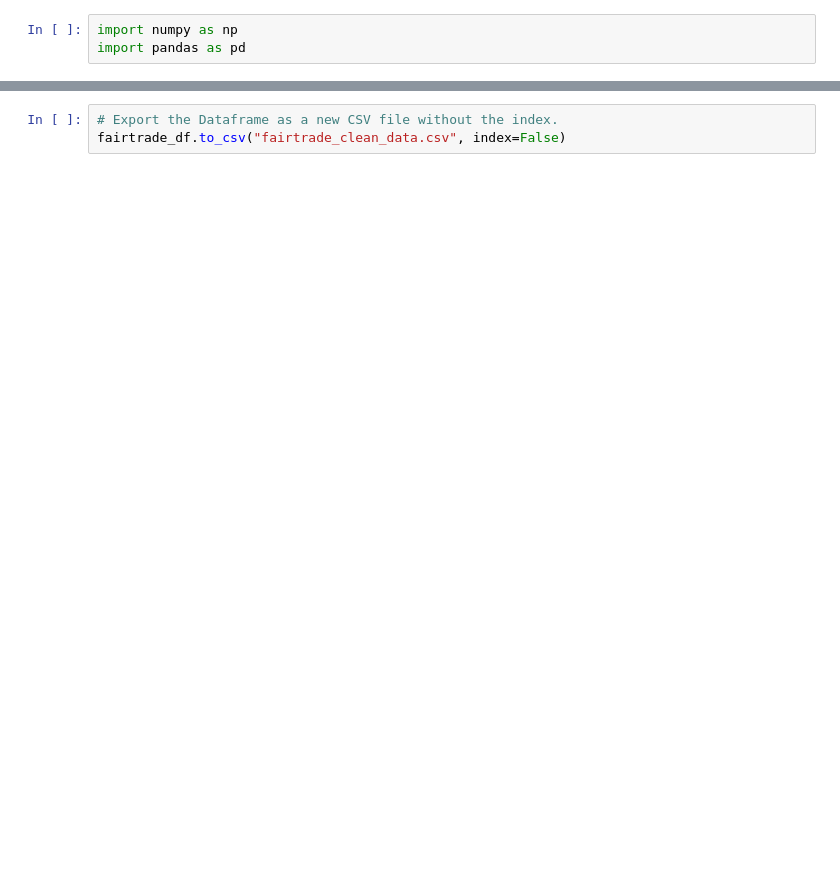
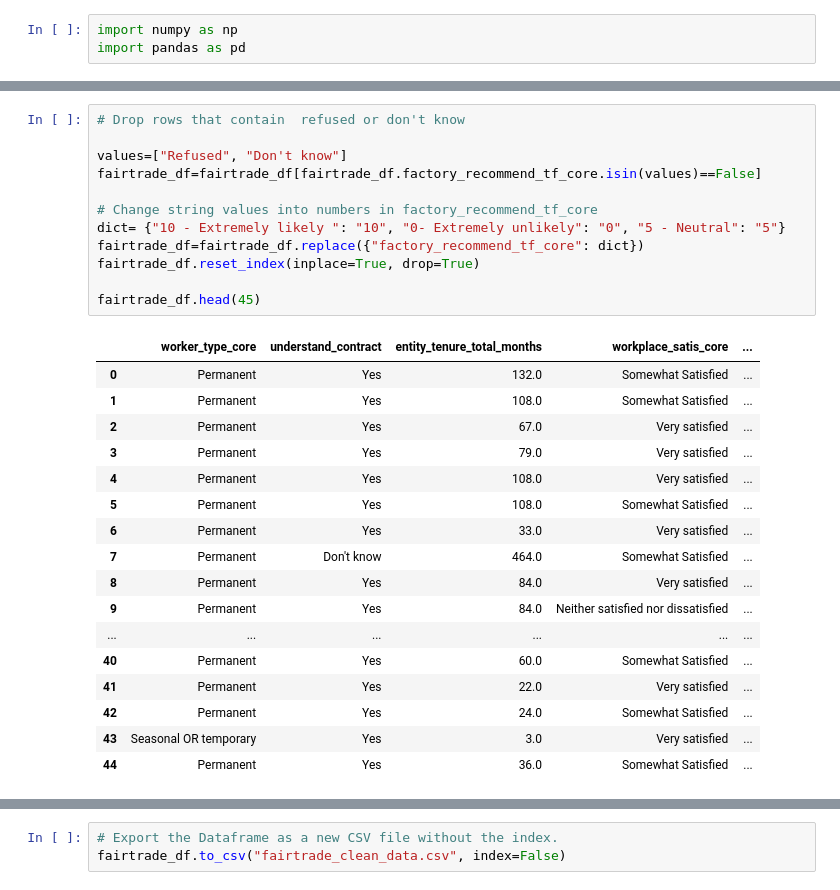
Before and after one commit to andreabassetti/fairtrade, a Jupyter notebook: fairtrade_clean_data.ipynb, the cells around one changed output, grey strips where cells are left out. Cells and saved outputs as stored; diff of their text form; blank space fills up the shorter version.

```diff
--- a/fairtrade_clean_data.ipynb
+++ b/fairtrade_clean_data.ipynb
@@ -42,3 +47,33 @@ fairtrade_df.head(10)
+# %%
+# Drop rows that contain  refused or don't know
+
+values=["Refused", "Don't know"]
+fairtrade_df=fairtrade_df[fairtrade_df.factory_recommend_tf_core.isin(values)==False]
+
+# Change string values into numbers in factory_recommend_tf_core
+dict= {"10 - Extremely likely ": "10", "0- Extremely unlikely": "0", "5 - Neutral": "5"}
+fairtrade_df=fairtrade_df.replace({"factory_recommend_tf_core": dict})
+fairtrade_df.reset_index(inplace=True, drop=True)
+
+fairtrade_df.head(45)
+# %% [output]
+|  | worker_type_core | understand_contract | entity_tenure_total_months | workplace_satis_core | ... |
+| 0 | Permanent | Yes | 132.0 | Somewhat Satisfied | ... |
+| 1 | Permanent | Yes | 108.0 | Somewhat Satisfied | ... |
+| 2 | Permanent | Yes | 67.0 | Very satisfied | ... |
+| 3 | Permanent | Yes | 79.0 | Very satisfied | ... |
+| 4 | Permanent | Yes | 108.0 | Very satisfied | ... |
+| 5 | Permanent | Yes | 108.0 | Somewhat Satisfied | ... |
+| 6 | Permanent | Yes | 33.0 | Very satisfied | ... |
+| 7 | Permanent | Don't know | 464.0 | Somewhat Satisfied | ... |
+| 8 | Permanent | Yes | 84.0 | Very satisfied | ... |
+| 9 | Permanent | Yes | 84.0 | Neither satisfied nor dissatisfied | ... |
+| ... | ... | ... | ... | ... | ... |
+| 40 | Permanent | Yes | 60.0 | Somewhat Satisfied | ... |
+| 41 | Permanent | Yes | 22.0 | Very satisfied | ... |
+| 42 | Permanent | Yes | 24.0 | Somewhat Satisfied | ... |
+| 43 | Seasonal OR temporary | Yes | 3.0 | Very satisfied | ... |
+| 44 | Permanent | Yes | 36.0 | Somewhat Satisfied | ... |
 # %%
 # Identify the null rows
 fairtrade_df.isnull().sum()
```
Also changed, not shown: parts of 7 cells of this notebook.
